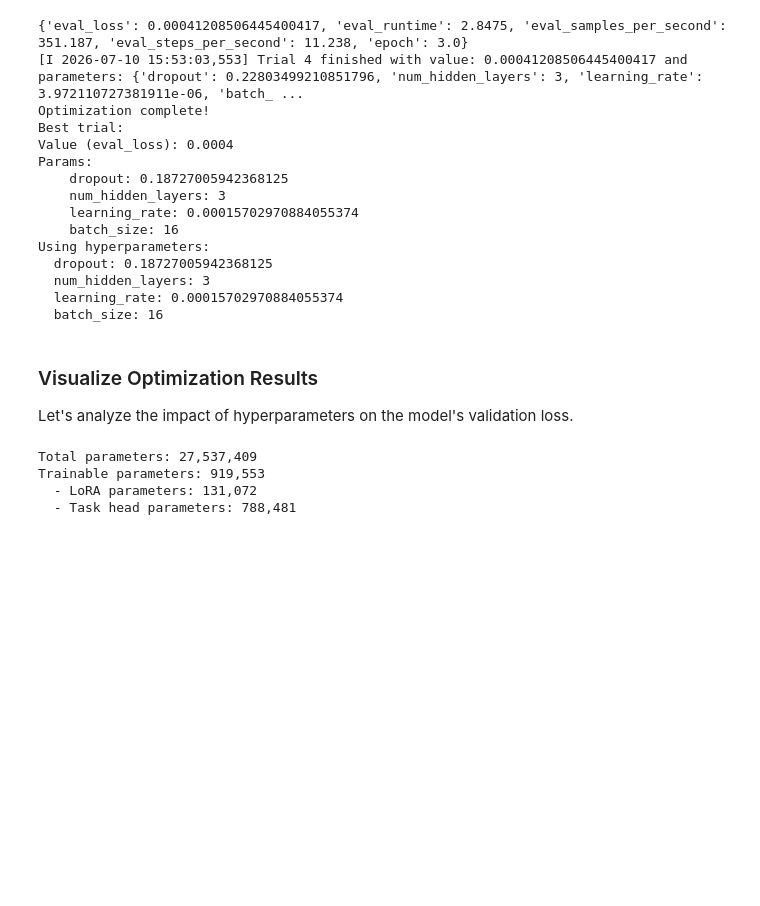
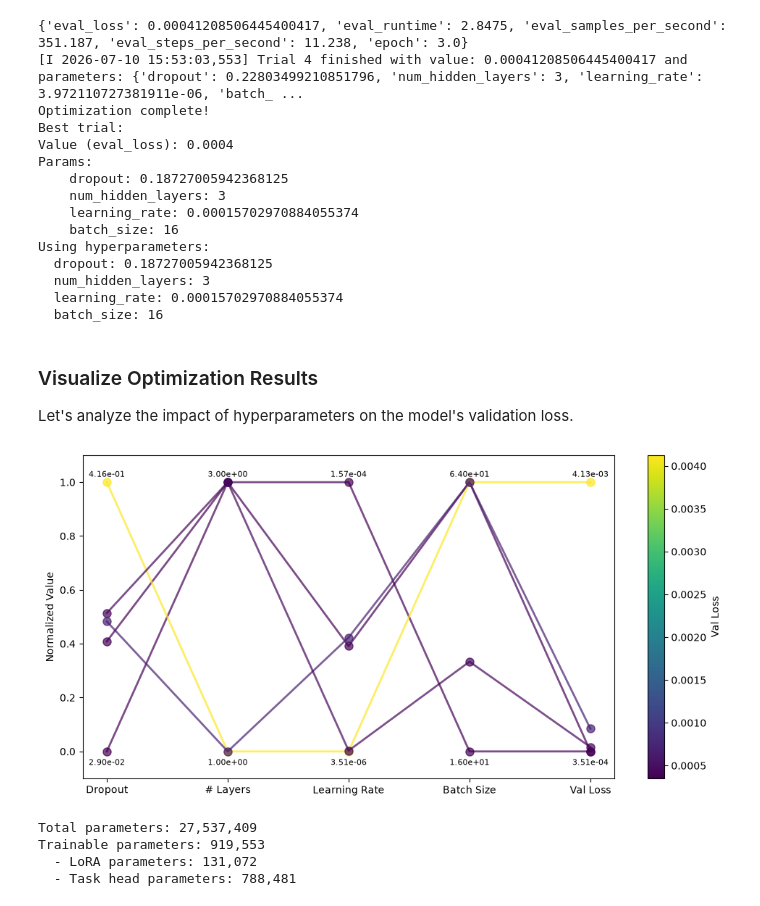
Before and after one commit to BattModels/mist-demo, a Jupyter notebook: tutorials/run_finetuning.ipynb, the cells around one changed output. Drawn from its saved outputs; the diff is of its cells as text; code cells hidden in the pictures; blank space fills up the shorter version.

```diff
--- a/tutorials/run_finetuning.ipynb
+++ b/tutorials/run_finetuning.ipynb
@@ -319,3 +294,54 @@ fig.show()
+# %%
+# Create custom visualization of all trials
+trials_df = study.trials_dataframe()
+
+# Columns to plot
+cols = ['params_dropout', 'params_num_hidden_layers',
+        'params_learning_rate', 'params_batch_size', 'value']
+labels = ['Dropout', '# Layers', 'Learning Rate', 'Batch Size', 'Val Loss']
+
+# Normalize data to [0, 1] for each column
+df_norm = trials_df[cols].copy()
+for col in cols:
+    min_val, max_val = df_norm[col].min(), df_norm[col].max()
+    if max_val > min_val:
+        df_norm[col] = (df_norm[col] - min_val) / (max_val - min_val)
+    else:
+        df_norm[col] = 0.5
+
+fig, ax = plt.subplots(figsize=(10, 5))
+
+# Create colormap based on 'value'
+cmap = plt.cm.viridis
+norm = plt.Normalize(trials_df['value'].min(), trials_df['value'].max())
+
+# Plot each trial as a line
+x = range(len(cols))
+for idx, row in df_norm.iterrows():
+    color = cmap(norm(trials_df.loc[idx, 'value']))
+    ax.plot(x, row[cols].values, 'o-', color=color, alpha=0.7, linewidth=2, markersize=8)
+
+# Set axis labels
+ax.set_xticks(x)
+ax.set_xticklabels(labels)
+ax.set_ylabel('Normalized Value')
+
+# Add colorbar
+sm = plt.cm.ScalarMappable(cmap=cmap, norm=norm)
+sm.set_array([])
+cbar = plt.colorbar(sm, ax=ax)
+cbar.set_label('Val Loss')
+
+# Add original value annotations at top/bottom of each axis
+for i, col in enumerate(cols):
+    ax.annotate(f'{trials_df[col].max():.2e}', (i, 1.02), ha='center', fontsize=8)
+    ax.annotate(f'{trials_df[col].min():.2e}', (i, -0.05), ha='center', fontsize=8)
+
+ax.set_ylim(-0.1, 1.1)
+plt.tight_layout()
+plt.show()
+# %% [output]
+[figure, added]
 # %%
 # Create model with task head using tuned hyperparameters
 model = RegressionModel(
```
Also changed, not shown: parts of 4 cells of this notebook, 3 other files.
